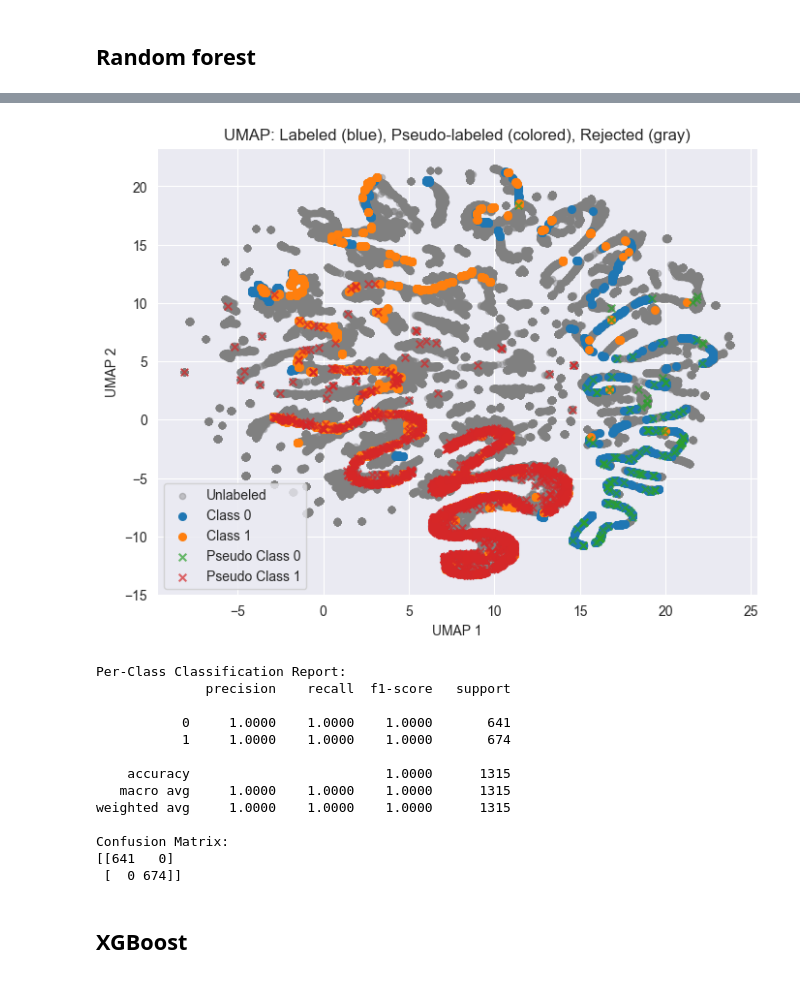
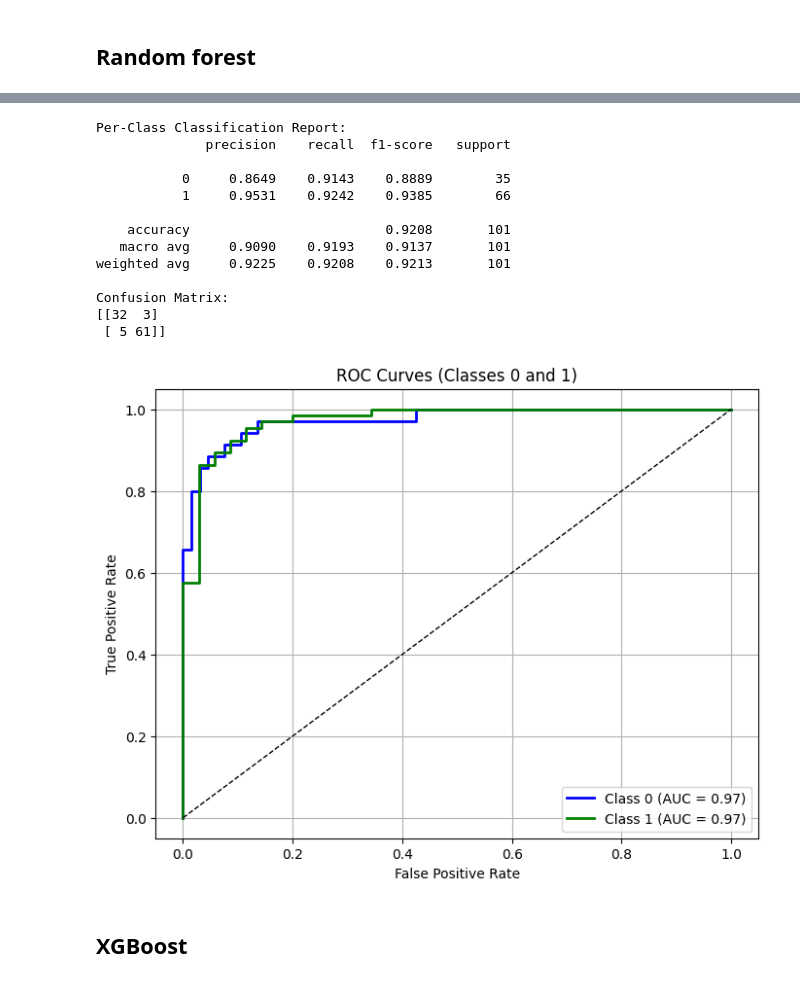
Before and after one commit to ViktoryaK/Classification_of_Black_Sea_Harbour_Porpoise_Acoustic_Signals, a Jupyter notebook: supervised_learning.ipynb, the cells around one changed output, grey strips where cells are left out. Saved outputs shown, nothing was run; the diff lists cells and outputs as text; code cells hidden in the pictures.

```diff
--- a/supervised_learning.ipynb
+++ b/supervised_learning.ipynb
@@ -92,48 +97,50 @@ Retained 1315 of 1837 validation instances after rejection.
-# %%
-np.random.seed(42)
-sample_indices = np.random.choice(len(unlabeled_x), 100000, replace=False)
-sampled_unlabeled_x = unlabeled_x[sample_indices]
-
-sampled_probs = rf_model.predict_proba(sampled_unlabeled_x)
-sampled_preds = rf_model.predict(sampled_unlabeled_x)
-
-confidence_threshold = 0.99
-confident_mask = np.max(sampled_probs, axis=1) >= confidence_threshold
-pseudo_x = sampled_unlabeled_x[confident_mask]
-pseudo_y = sampled_preds[confident_mask]
-
-plot_umap(
-    labeled_x=train_x,
-    labeled_y=train_y,
-    unlabeled_x=sampled_unlabeled_x[~confident_mask],
-    pseudo_x=pseudo_x,
-    pseudo_y=pseudo_y,
-    title="UMAP: Labeled (blue), Pseudo-labeled (colored), Rejected (gray)"
-)
-# %% [output]
-[figure, removed]
 # %%
-
-# === Per-Class Evaluation ===
 print("\nPer-Class Classification Report:")
-print(classification_report(filtered_true, filtered_preds, digits=4))
+print(classification_report(val_y, preds, digits=4))
 
 print("Confusion Matrix:")
-print(confusion_matrix(filtered_true, filtered_preds))
+print(confusion_matrix(val_y, preds))
 # %% [output]
 Per-Class Classification Report:
               precision    recall  f1-score   support
 
-           0     1.0000    1.0000    1.0000       641
-           1     1.0000    1.0000    1.0000       674
+           0     0.8649    0.9143    0.8889        35
+           1     0.9531    0.9242    0.9385        66
 
-    accuracy                         1.0000      1315
-   macro avg     1.0000    1.0000    1.0000      1315
-weighted avg     1.0000    1.0000    1.0000      1315
+    accuracy                         0.9208       101
+   macro avg     0.9090    0.9193    0.9137       101
+weighted avg     0.9225    0.9208    0.9213       101
 
 Confusion Matrix:
-[[641   0]
- [  0 674]]
+[[32  3]
+ [ 5 61]]
+# %%
+y_bin = label_binarize(val_y, classes=[0, 1])
+if y_bin.shape[1] == 1:
+    y_bin = np.hstack((1 - y_bin, y_bin))
+fpr = {}
+tpr = {}
+roc_auc = {}
+
+for i in range(2):
+    fpr[i], tpr[i], _ = roc_curve(y_bin[:, i], probs[:, i])
+    roc_auc[i] = auc(fpr[i], tpr[i])
+
+plt.figure(figsize=(8, 6))
+colors = ['blue', 'green']
+for i, color in zip(range(2), colors):
+    plt.plot(fpr[i], tpr[i], color=color, lw=2,
+             label=f"Class {i} (AUC = {roc_auc[i]:.2f})")
+
+plt.plot([0, 1], [0, 1], 'k--', lw=1)
+plt.xlabel("False Positive Rate")
+plt.ylabel("True Positive Rate")
+plt.title("ROC Curves (Classes 0 and 1)")
+plt.legend(loc="lower right")
+plt.grid(True)
+plt.show()
+# %% [output]
+[figure, added]
 # %% [markdown]
 ## XGBoost
 # %%
```
Also changed, not shown: parts of 14 cells of this notebook.
